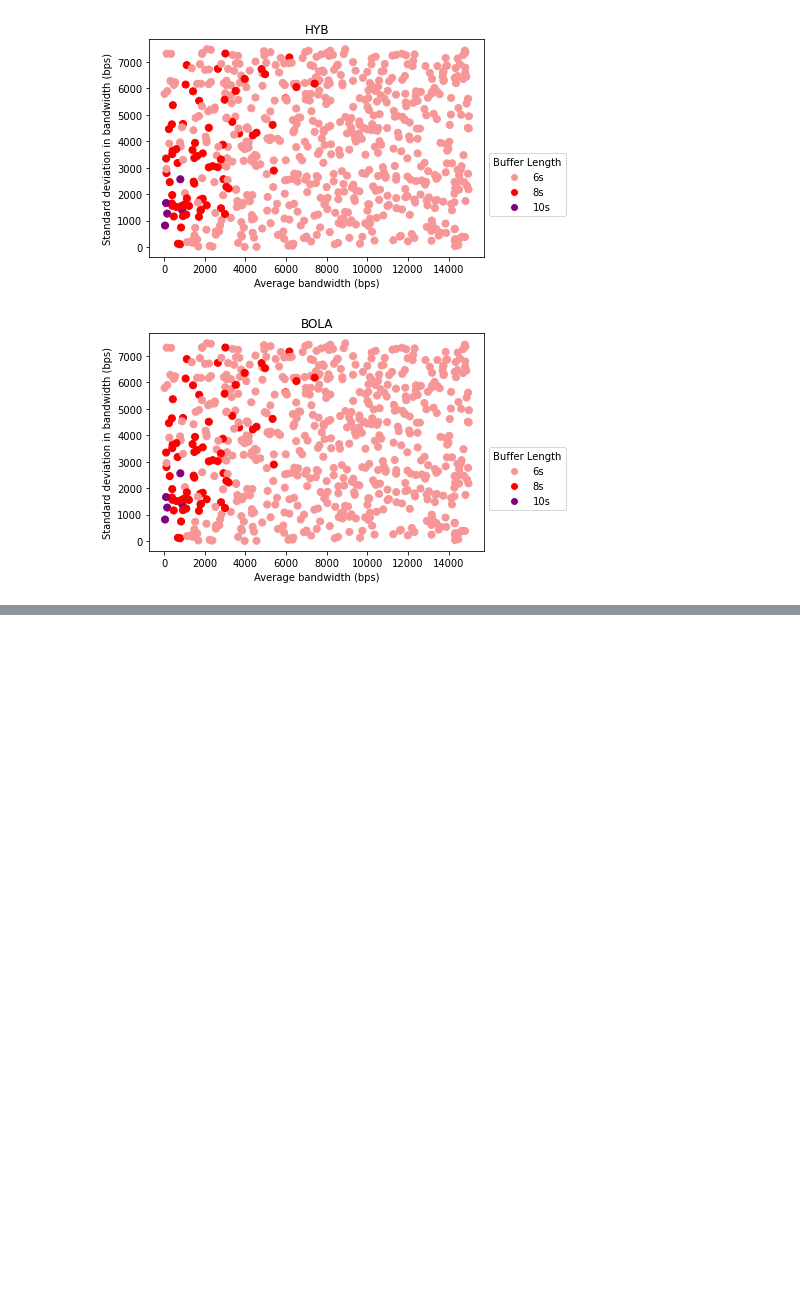
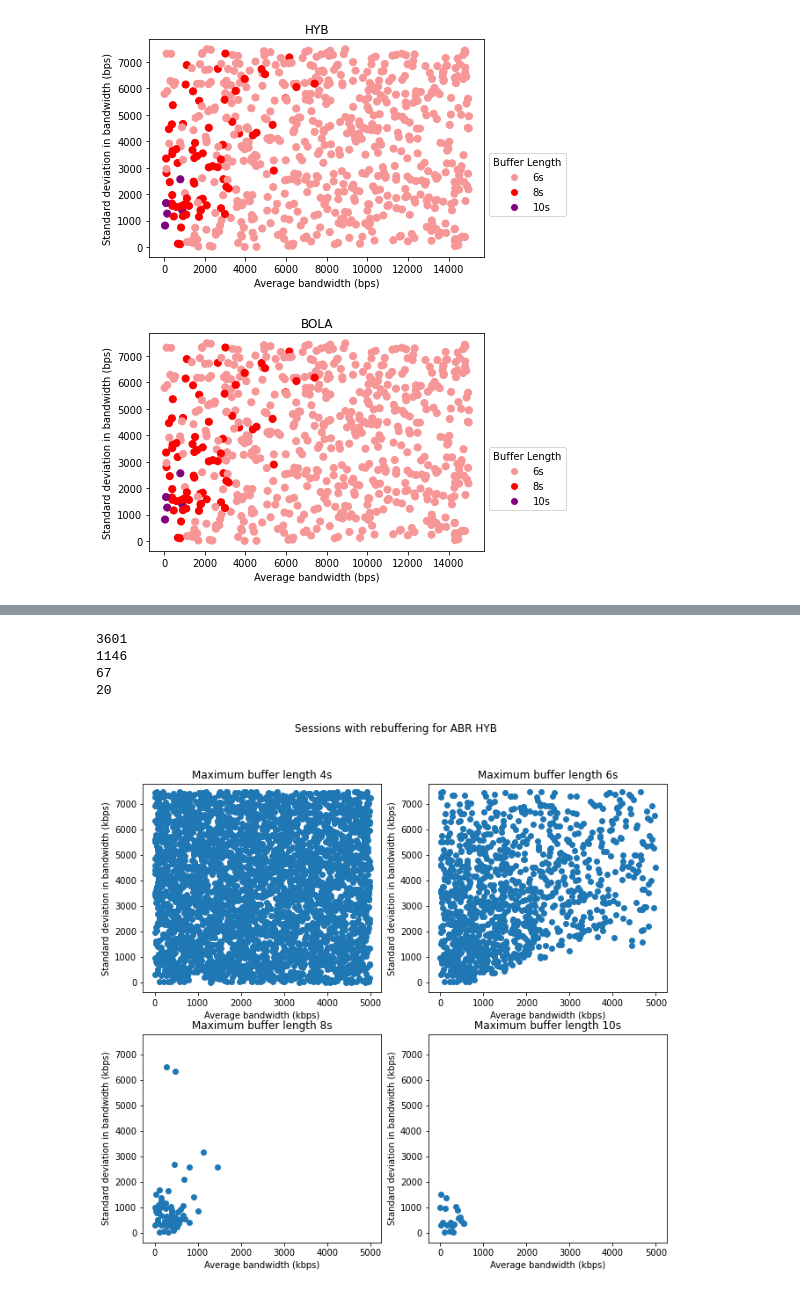
Before and after one commit to raffayatiq/topics_project_2, a Jupyter notebook: result_graphs.ipynb, the cells around one changed output, grey strips where cells are left out. Cells and saved outputs as stored; diff of their text form; code cells hidden in the pictures; blank space fills up the shorter version.

```diff
--- a/result_graphs.ipynb
+++ b/result_graphs.ipynb
@@ -88,0 +88,17 @@ make_plot("mpc", 10)
+# %%
+fig, ((ax1, ax2), (ax3, ax4)) = plt.subplots(2, 2)
+
+fig.set_figwidth(6.4*2/1.2)
+fig.set_figheight(4.8*2/1.0)
+fig.suptitle("Sessions with rebuffering for ABR HYB")
+
+make_plot("hyb", 4, ax1)
+make_plot("hyb", 6, ax2)
+make_plot("hyb", 8, ax3)
+make_plot("hyb", 10, ax4)
+# %% [output]
+3601
+1146
+67
+20
+[figure, added]
```
Also changed, not shown: parts of 9 cells of this notebook, 49 other files.
